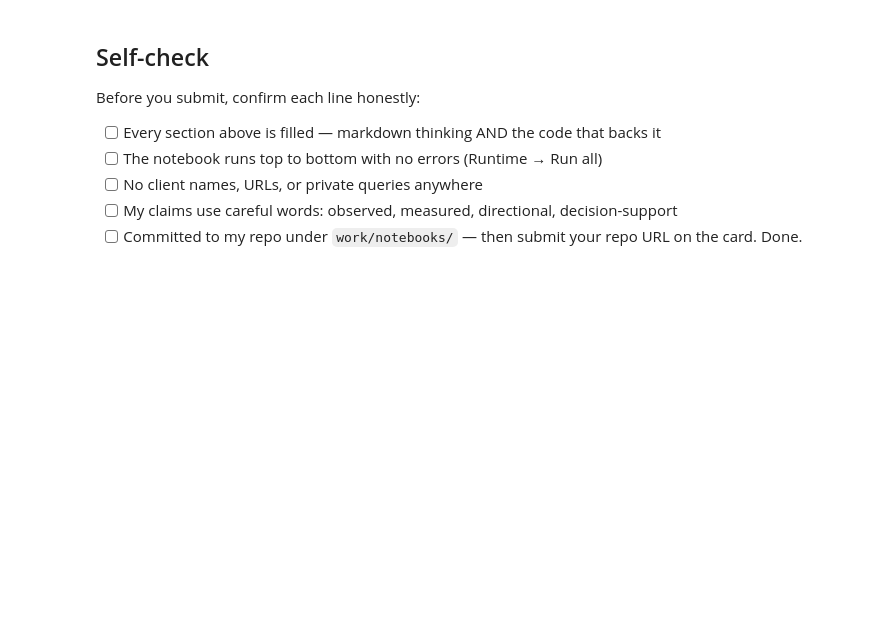
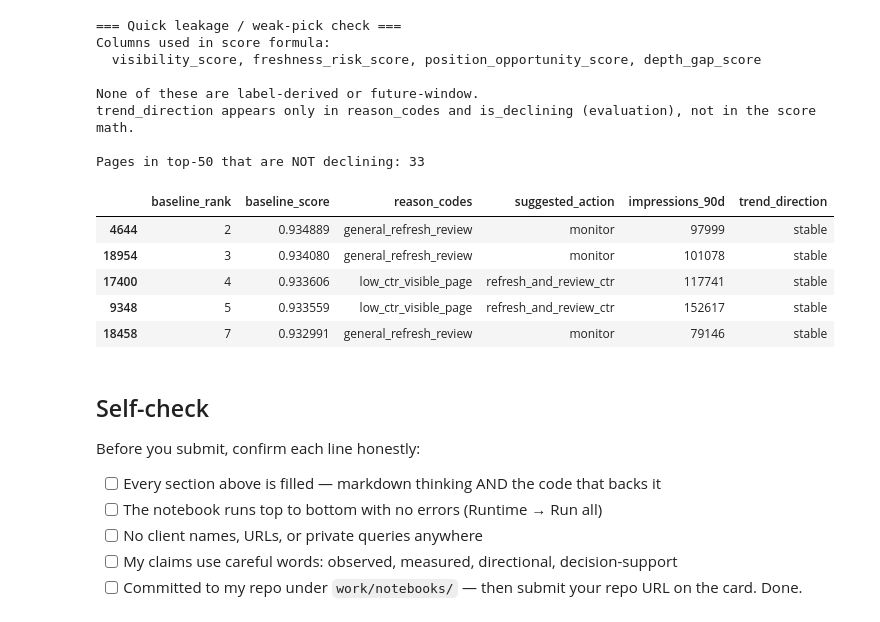
Before and after one commit to MuhammadOmerSiddiqui/myInternship, a Jupyter notebook: work/notebooks/w04_baseline_score.ipynb, the cells around one changed output. Saved outputs shown, nothing was run; the diff lists cells and outputs as text; code cells hidden in the pictures; blank space fills up the shorter version.

```diff
--- a/work/notebooks/w04_baseline_score.ipynb
+++ b/work/notebooks/w04_baseline_score.ipynb
@@ -22,0 +9,23 @@ This skeleton is yours to fill. Work the sections **in order** — each one has
+# %%
+import os, sys, subprocess
+import pandas as pd
+import numpy as np
+
+# Make sure we are at repo root
+IN_COLAB = "google.colab" in sys.modules
+if IN_COLAB:
+    REPO = "myInternship"
+    if not os.path.isdir(REPO):
+        subprocess.run(
+            ["git", "clone", "--depth", "1",
+             "https://github.com/MuhammadOmerSiddiqui/myInternship.git", REPO],
+            check=True
+        )
+    os.chdir(REPO)
+
+csv_path = "data/raw/content_refresh_anonymized.csv"
+assert os.path.exists(csv_path), f"CSV not found. Current dir: {os.getcwd()}"
+
+df = pd.read_csv(csv_path)
+print("Loaded", len(df), "pages")
+print("Columns ready.")
@@ -37,3 +273,32 @@ This skeleton is yours to fill. Work the sections **in order** — each one has
+# %%
+# This cell is for CODE (numbers, a query, a check).
+# Write your text answer in the cell ABOVE this one — typing sentences here breaks Run All.
+print("=== Quick leakage / weak-pick check ===")
+print("Columns used in score formula:")
+print("  visibility_score, freshness_risk_score, position_opportunity_score, depth_gap_score")
+print("\nNone of these are label-derived or future-window.")
+print("trend_direction appears only in reason_codes and is_declining (evaluation), not in the score math.")
+
+# Show a few high-score but non-declining pages (potential weak picks)
+weak = queue[(queue["is_declining"] == 0) & (queue["baseline_rank"] <= 50)]
+print(f"\nPages in top-50 that are NOT declining: {len(weak)}")
+display(weak[["baseline_rank", "baseline_score", "reason_codes", "suggested_action",
+              "impressions_90d", "trend_direction"]].head(5))
+# %% [output]
+=== Quick leakage / weak-pick check ===
+Columns used in score formula:
+  visibility_score, freshness_risk_score, position_opportunity_score, depth_gap_score
+
+None of these are label-derived or future-window.
+trend_direction appears only in reason_codes and is_declining (evaluation), not in the score math.
+
+Pages in top-50 that are NOT declining: 33
+|  | baseline_rank | baseline_score | reason_codes | suggested_action | impressions_90d | trend_direction |
+| 4644 | 2 | 0.934889 | general_refresh_review | monitor | 97999 | stable |
+| 18954 | 3 | 0.934080 | general_refresh_review | monitor | 101078 | stable |
+| 17400 | 4 | 0.933606 | low_ctr_visible_page | refresh_and_review_ctr | 117741 | stable |
+| 9348 | 5 | 0.933559 | low_ctr_visible_page | refresh_and_review_ctr | 152617 | stable |
+| 18458 | 7 | 0.932991 | general_refresh_review | monitor | 79146 | stable |
 # %% [markdown]
 ## Self-check
 
```
Also changed, not shown: parts of 15 cells of this notebook.
